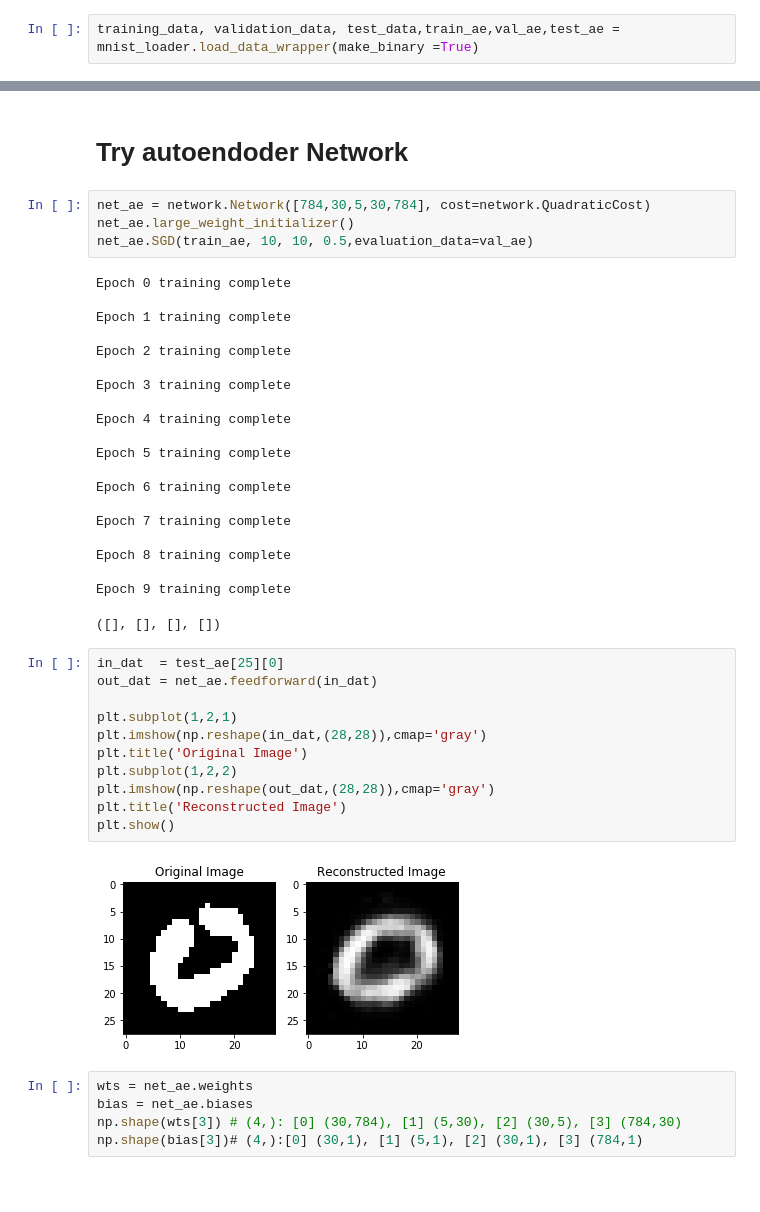
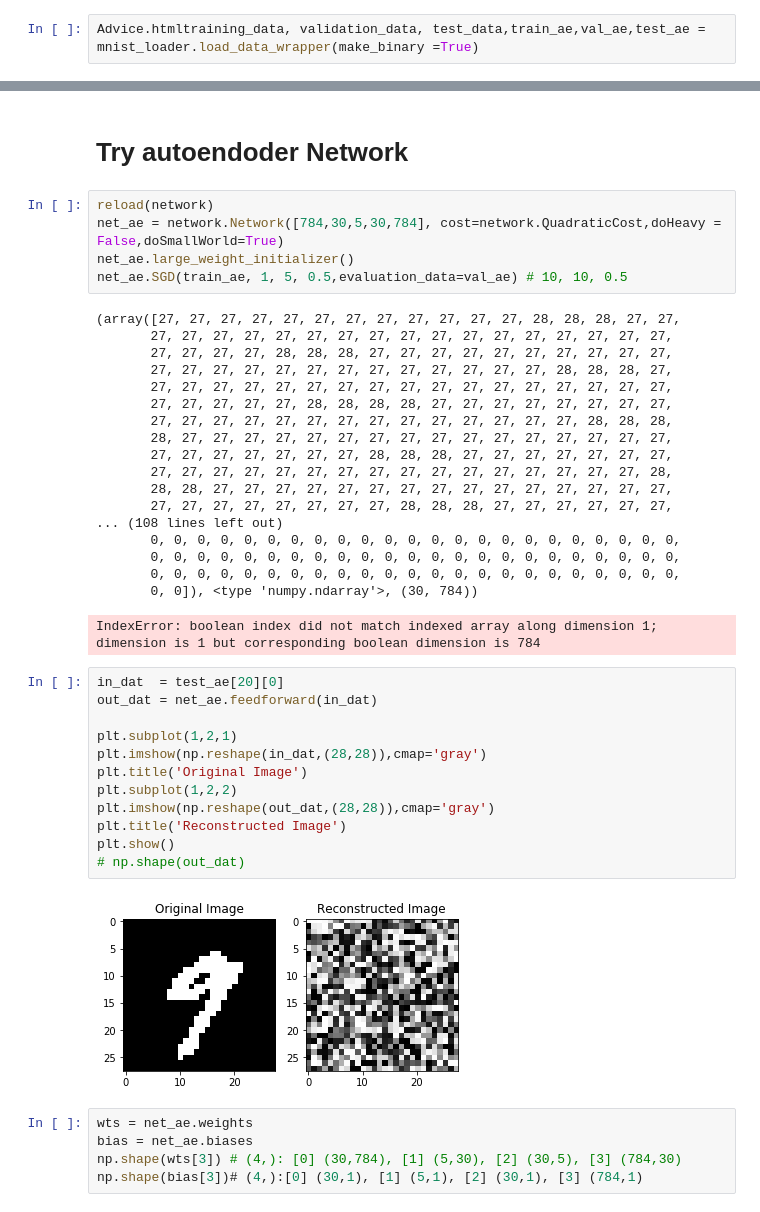
Before and after one commit to tmtadros24/EntropyInSpikingNNs, a Jupyter notebook: NN_play.ipynb, the cells around one changed output, grey strips where cells are left out. Saved outputs shown, nothing was run; the diff lists cells and outputs as text; blank space fills up the shorter version.

Commit message:
small world

```diff
--- a/NN_play.ipynb
+++ b/NN_play.ipynb
@@ -6,3 +8,3 @@ from matplotlib import pyplot as plt
 # %%
-training_data, validation_data, test_data,train_ae,val_ae,test_ae = mnist_loader.load_data_wrapper(make_binary =True)
+Advice.htmltraining_data, validation_data, test_data,train_ae,val_ae,test_ae = mnist_loader.load_data_wrapper(make_binary =True)
 # %%
@@ -33,43 +38,43 @@ plt.show()
 # %% [markdown]
 # Try autoendoder Network
 # %%
-net_ae = network.Network([784,30,5,30,784], cost=network.QuadraticCost)
+reload(network)
+net_ae = network.Network([784,30,5,30,784], cost=network.QuadraticCost,doHeavy = False,doSmallWorld=True)
 net_ae.large_weight_initializer()
-net_ae.SGD(train_ae, 10, 10, 0.5,evaluation_data=val_ae)
+net_ae.SGD(train_ae, 1, 5, 0.5,evaluation_data=val_ae) # 10, 10, 0.5
 # %% [output]
-Epoch 0 training complete
-
-Epoch 1 training complete
-
-Epoch 2 training complete
-
-Epoch 3 training complete
-
-Epoch 4 training complete
-
-Epoch 5 training complete
-
-Epoch 6 training complete
-
-Epoch 7 training complete
-
-Epoch 8 training complete
-
-Epoch 9 training complete
+(array([27, 27, 27, 27, 27, 27, 27, 27, 27, 27, 27, 27, 28, 28, 28, 27, 27,
+       27, 27, 27, 27, 27, 27, 27, 27, 27, 27, 27, 27, 27, 27, 27, 27, 27,
+       27, 27, 27, 27, 28, 28, 28, 27, 27, 27, 27, 27, 27, 27, 27, 27, 27,
+       27, 27, 27, 27, 27, 27, 27, 27, 27, 27, 27, 27, 27, 28, 28, 28, 27,
+       27, 27, 27, 27, 27, 27, 27, 27, 27, 27, 27, 27, 27, 27, 27, 27, 27,
+       27, 27, 27, 27, 27, 28, 28, 28, 28, 27, 27, 27, 27, 27, 27, 27, 27,
+       27, 27, 27, 27, 27, 27, 27, 27, 27, 27, 27, 27, 27, 27, 28, 28, 28,
+       28, 27, 27, 27, 27, 27, 27, 27, 27, 27, 27, 27, 27, 27, 27, 27, 27,
+       27, 27, 27, 27, 27, 27, 27, 28, 28, 28, 27, 27, 27, 27, 27, 27, 27,
+       27, 27, 27, 27, 27, 27, 27, 27, 27, 27, 27, 27, 27, 27, 27, 27, 28,
+       28, 28, 27, 27, 27, 27, 27, 27, 27, 27, 27, 27, 27, 27, 27, 27, 27,
+       27, 27, 27, 27, 27, 27, 27, 27, 28, 28, 28, 27, 27, 27, 27, 27, 27,
+... (108 lines left out)
+       0, 0, 0, 0, 0, 0, 0, 0, 0, 0, 0, 0, 0, 0, 0, 0, 0, 0, 0, 0, 0, 0, 0,
+       0, 0, 0, 0, 0, 0, 0, 0, 0, 0, 0, 0, 0, 0, 0, 0, 0, 0, 0, 0, 0, 0, 0,
+       0, 0, 0, 0, 0, 0, 0, 0, 0, 0, 0, 0, 0, 0, 0, 0, 0, 0, 0, 0, 0, 0, 0,
+       0, 0]), <type 'numpy.ndarray'>, (30, 784))
-([], [], [], [])
+IndexError: boolean index did not match indexed array along dimension 1; dimension is 1 but corresponding boolean dimension is 784
 # %%
-in_dat  = test_ae[25][0]
+in_dat  = test_ae[20][0]
 out_dat = net_ae.feedforward(in_dat)
 
 plt.subplot(1,2,1)
 plt.imshow(np.reshape(in_dat,(28,28)),cmap='gray')
 plt.title('Original Image')
 plt.subplot(1,2,2)
 plt.imshow(np.reshape(out_dat,(28,28)),cmap='gray')
 plt.title('Reconstructed Image')
 plt.show()
+# np.shape(out_dat)
 # %% [output]
-[figure, old version]
+[figure, new version]
 # %%
 wts = net_ae.weights
 bias = net_ae.biases
```
Also changed, not shown: parts of 18 cells of this notebook, 1 other file.
